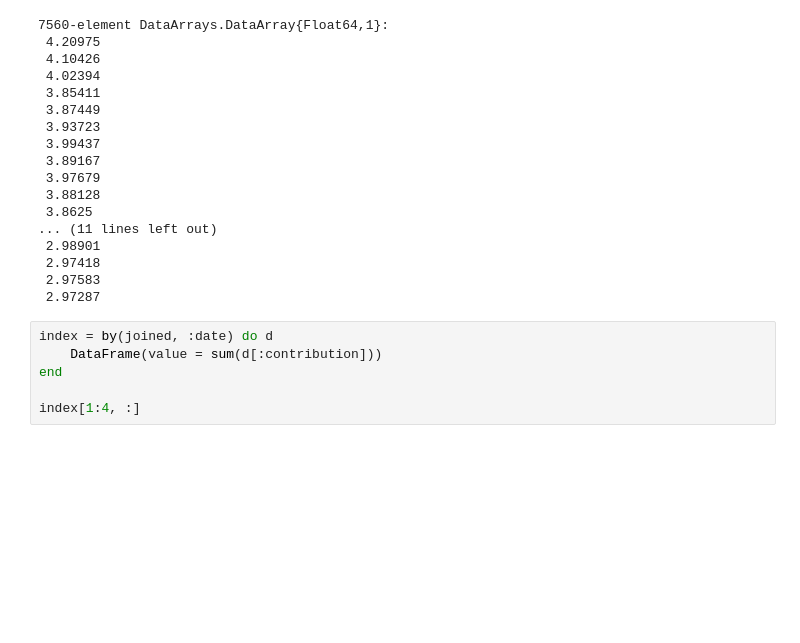
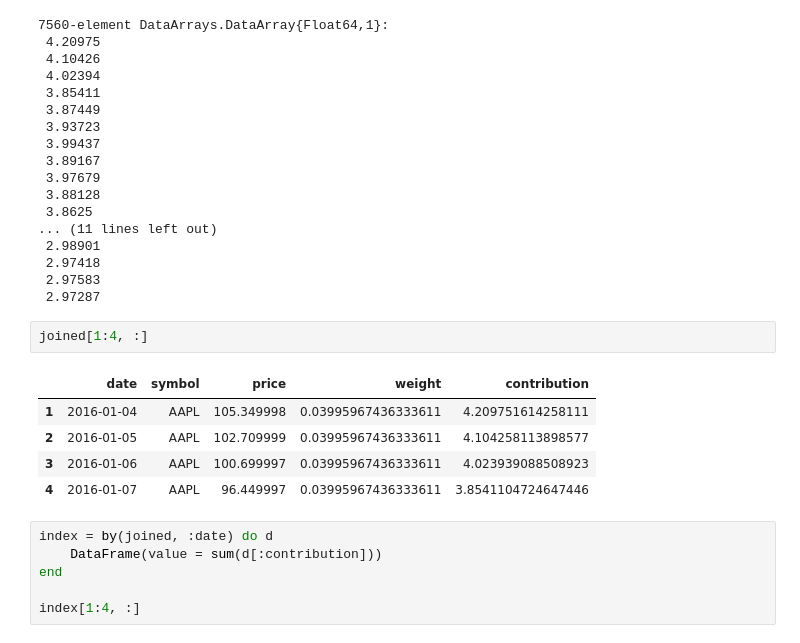
Before and after one commit to daveh19/pydataberlin2017, a Jupyter notebook: notebooks/02 Tour of popular packages.ipynb, the cells around one changed output. Cells and saved outputs as stored; diff of their text form; blank space fills up the shorter version.

```diff
--- a/notebooks/02 Tour of popular packages.ipynb
+++ b/notebooks/02 Tour of popular packages.ipynb
@@ -251,6 +305,14 @@ joined[:contribution] = joined[:weight] .* joined[:price]
  2.97418
  2.97583
  2.97287
+# %%
+joined[1:4, :]
+# %% [output]
+|  | date | symbol | price | weight | contribution |
+| 1 | 2016-01-04 | AAPL | 105.349998 | 0.03995967436333611 | 4.209751614258111 |
+| 2 | 2016-01-05 | AAPL | 102.709999 | 0.03995967436333611 | 4.104258113898577 |
+| 3 | 2016-01-06 | AAPL | 100.699997 | 0.03995967436333611 | 4.023939088508923 |
+| 4 | 2016-01-07 | AAPL | 96.449997 | 0.03995967436333611 | 3.8541104724647446 |
 # %%
 index = by(joined, :date) do d
     DataFrame(value = sum(d[:contribution]))
```
Also changed, not shown: parts of 10 cells of this notebook.
